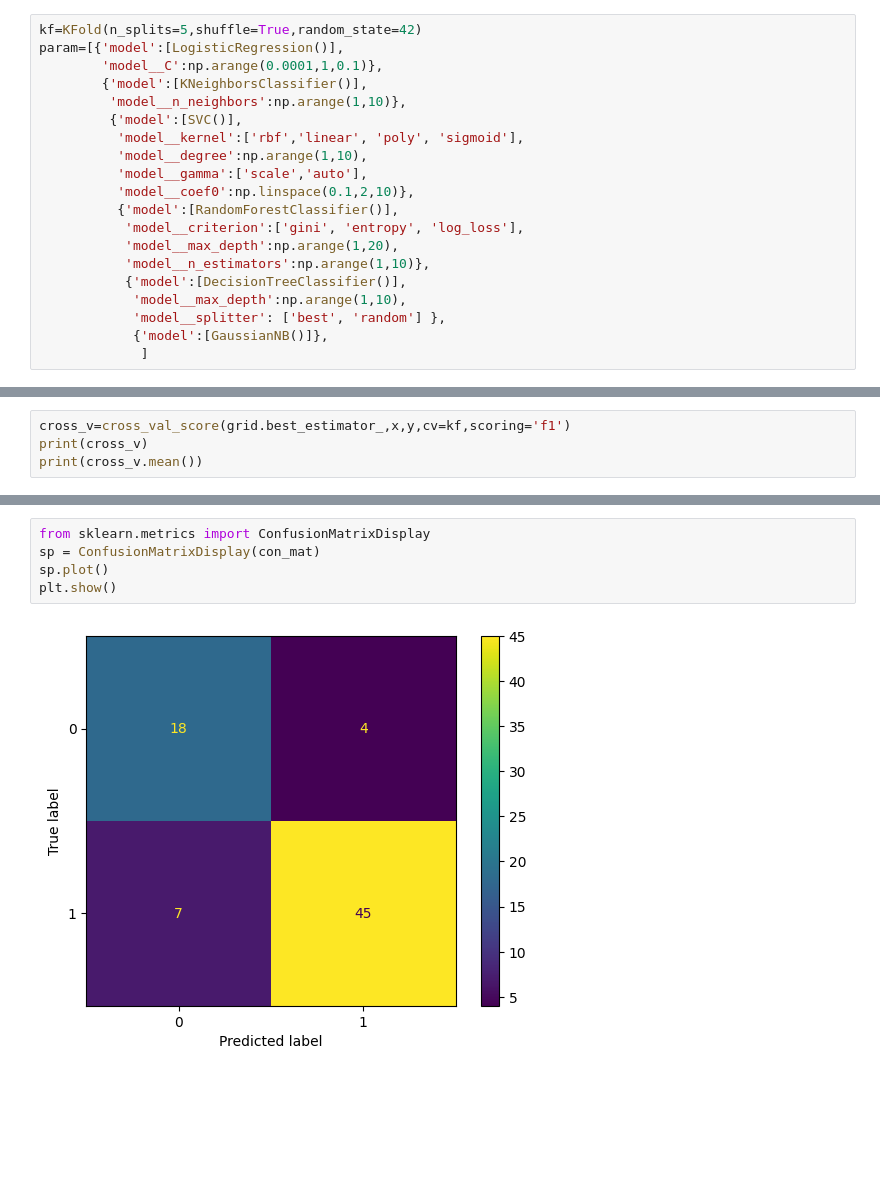
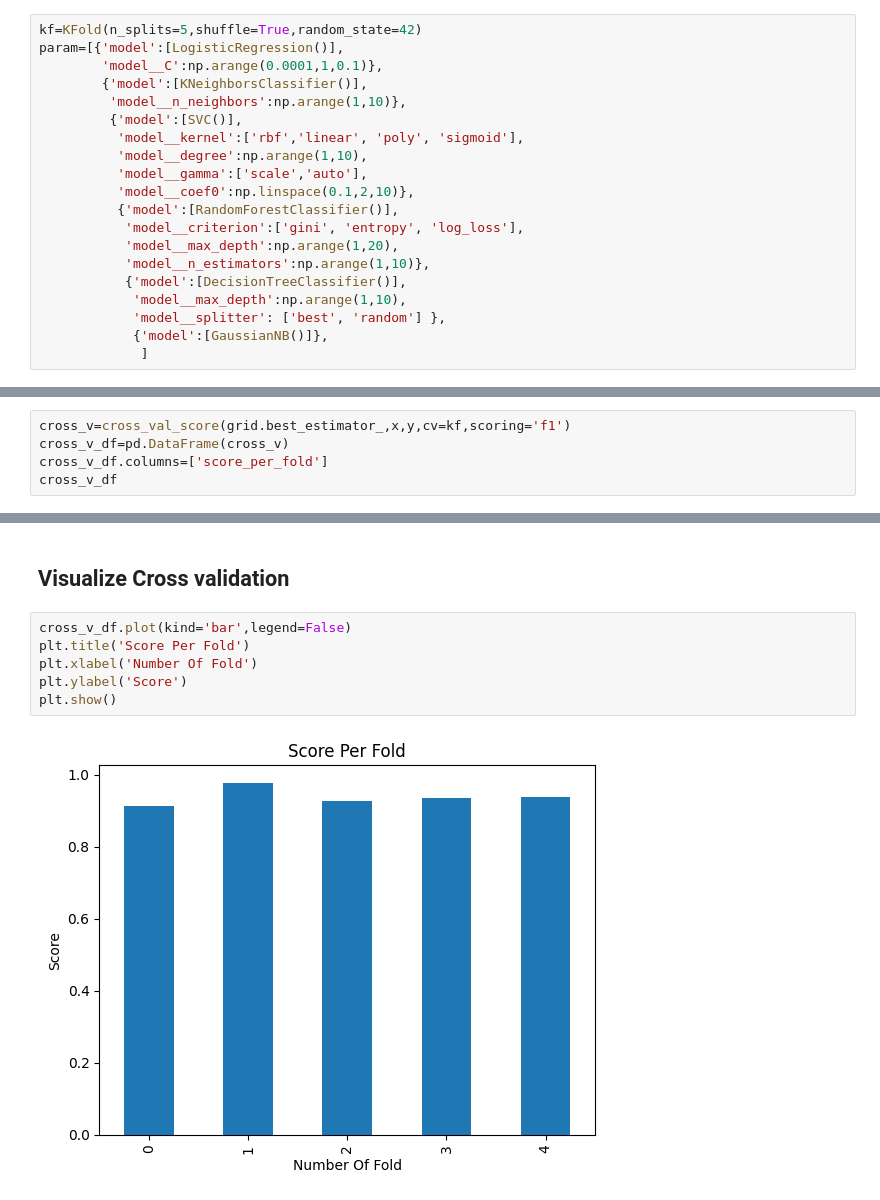
Before and after one commit to ironomar0101-glitch/Predicting-student-performance, a Jupyter notebook: predicting student performance.ipynb, the cells around one changed output, grey strips where cells are left out. Saved outputs shown, nothing was run; the diff lists cells and outputs as text; blank space fills up the shorter version.

```diff
--- a/predicting student performance.ipynb
+++ b/predicting student performance.ipynb
@@ -309,5 +365,6 @@ Pipeline(steps=[('preprocess',
 # %%
 cross_v=cross_val_score(grid.best_estimator_,x,y,cv=kf,scoring='f1')
-print(cross_v)
-print(cross_v.mean())
+cross_v_df=pd.DataFrame(cross_v)
+cross_v_df.columns=['score_per_fold']
+cross_v_df
 # %% [output]
@@ -322,7 +377,10 @@ sns.heatmap(con_mat,annot=True,cmap='coolwarm')
-# %%
-from sklearn.metrics import ConfusionMatrixDisplay
-sp = ConfusionMatrixDisplay(con_mat)
-sp.plot()
-plt.show()
-# %% [output]
-[figure, removed]
+# %% [markdown]
+<h2>Visualize Cross validation</h2>
+# %%
+cross_v_df.plot(kind='bar',legend=False)
+plt.title('Score Per Fold')
+plt.xlabel('Number Of Fold')
+plt.ylabel('Score')
+plt.show()
+# %% [output]
+[figure, added]
```
Also changed, not shown: parts of 45 cells of this notebook, 4 other files.
